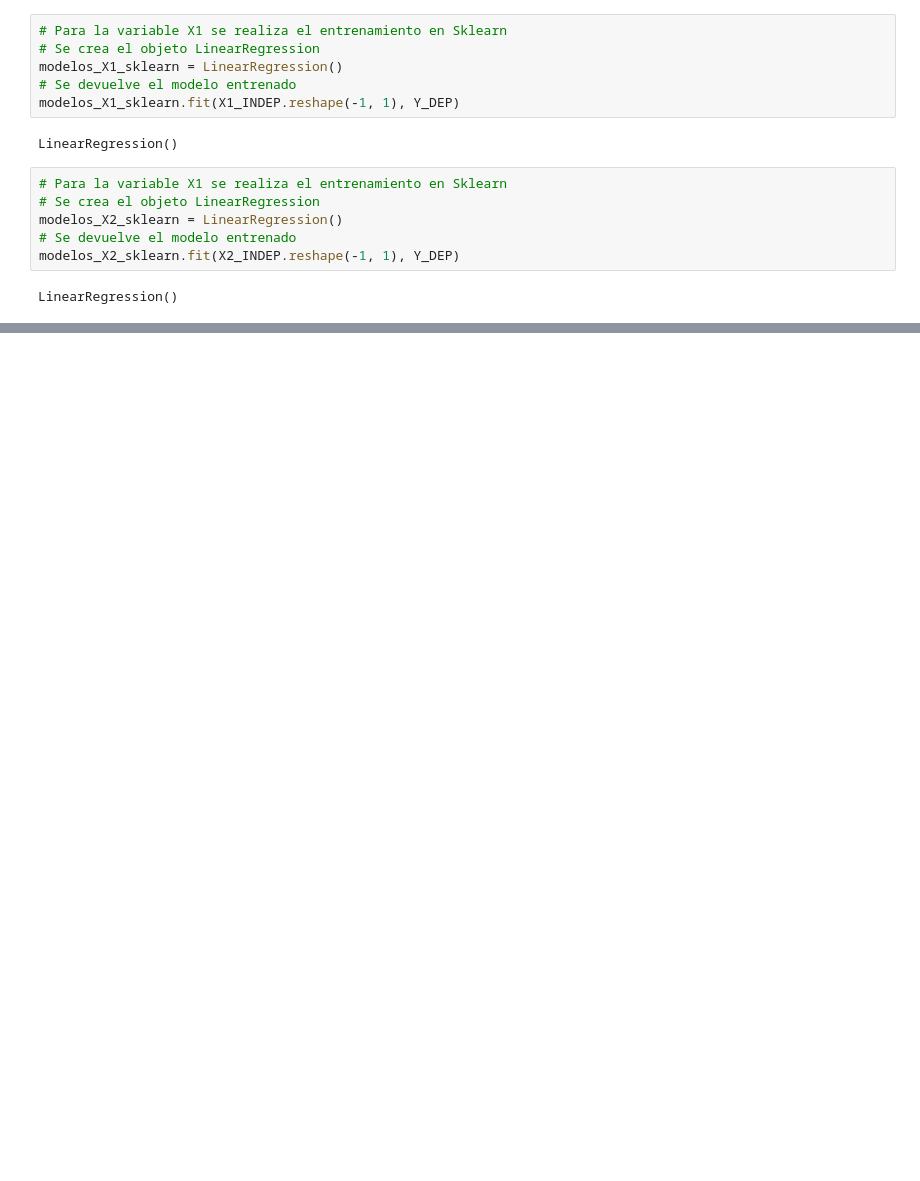
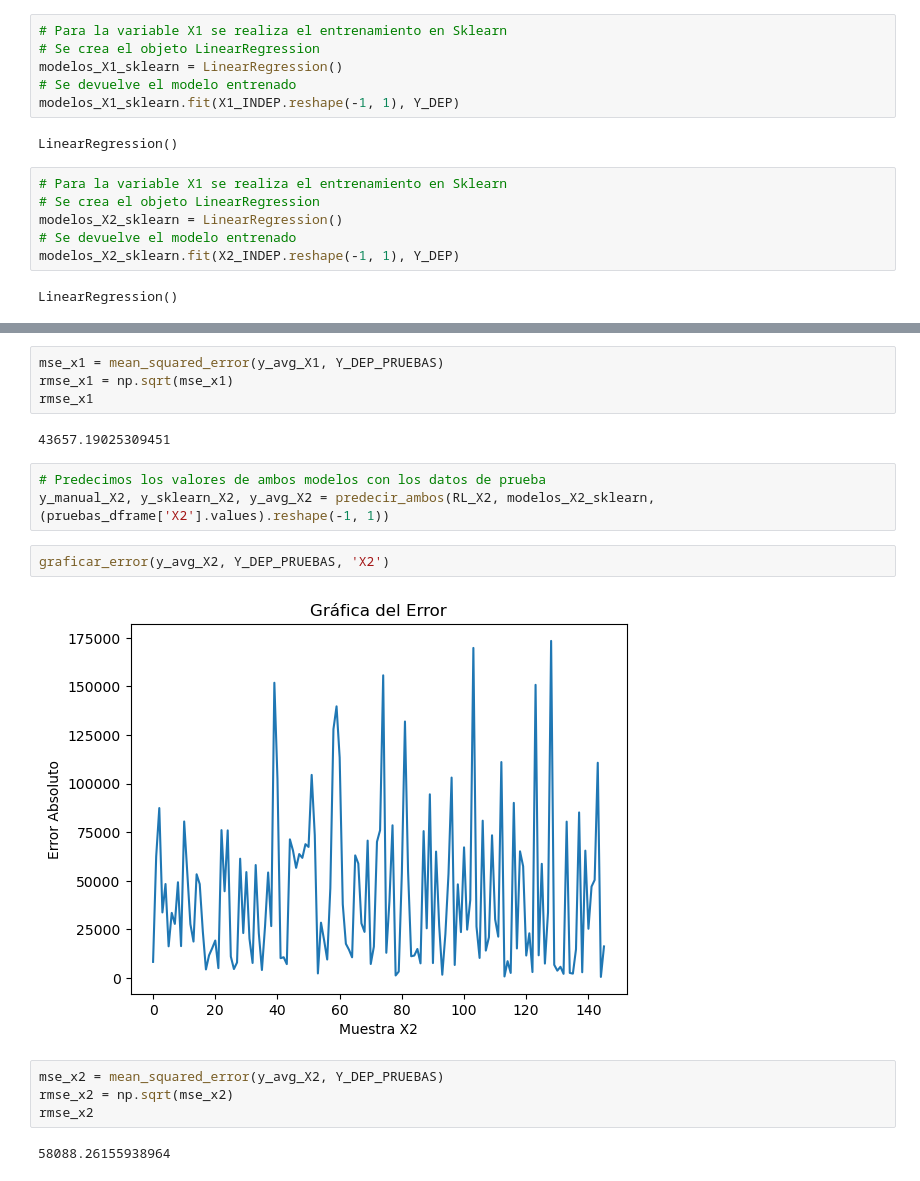
Before and after one commit to fernandosagastume/Proyecto1-DataSciencePy, a Jupyter notebook: src_code.ipynb, the cells around one changed output, grey strips where cells are left out. Cells and saved outputs as stored; diff of their text form; blank space fills up the shorter version.

```diff
--- a/src_code.ipynb
+++ b/src_code.ipynb
@@ -337,0 +416,19 @@ LinearRegression()
+# %%
+mse_x1 = mean_squared_error(y_avg_X1, Y_DEP_PRUEBAS)
+rmse_x1 = np.sqrt(mse_x1)
+rmse_x1
+# %% [output]
+43657.19025309451
+# %%
+# Predecimos los valores de ambos modelos con los datos de prueba
+y_manual_X2, y_sklearn_X2, y_avg_X2 = predecir_ambos(RL_X2, modelos_X2_sklearn, (pruebas_dframe['X2'].values).reshape(-1, 1))
+# %%
+graficar_error(y_avg_X2, Y_DEP_PRUEBAS, 'X2')
+# %% [output]
+[figure, added]
+# %%
+mse_x2 = mean_squared_error(y_avg_X2, Y_DEP_PRUEBAS)
+rmse_x2 = np.sqrt(mse_x2)
+rmse_x2
+# %% [output]
+58088.26155938964
```
Also changed, not shown: parts of 15 cells of this notebook.
